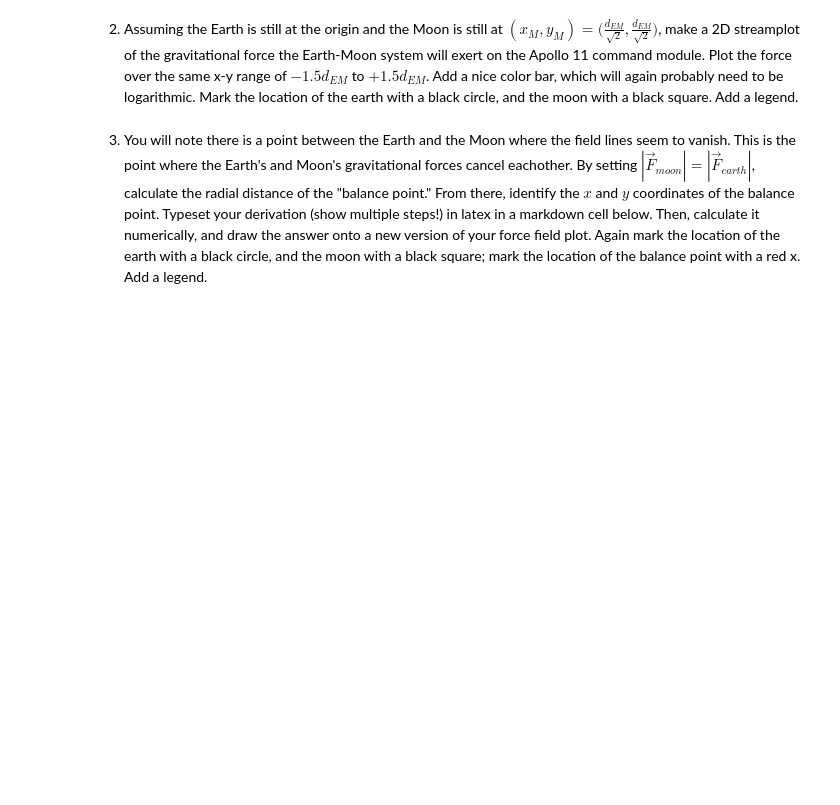
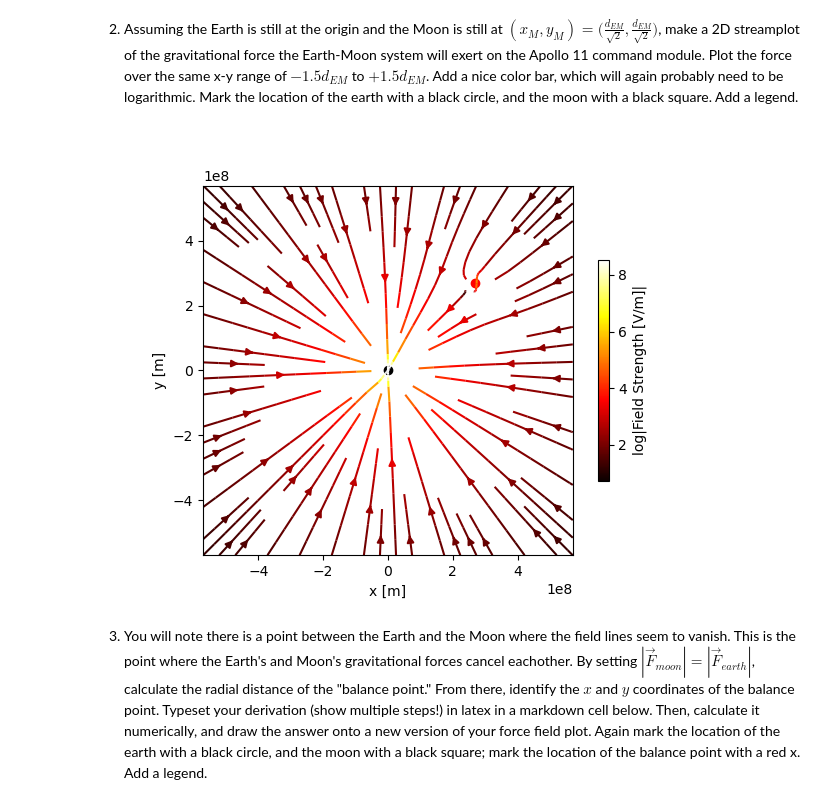
Before and after one commit to PPizzil1/PHYS265-spring26, a Jupyter notebook: Lab1/lab1_blank.ipynb, the cells around one changed output. Cells and saved outputs as stored; diff of their text form; code cells hidden in the pictures; blank space fills up the shorter version.

```diff
--- a/Lab1/lab1_blank.ipynb
+++ b/Lab1/lab1_blank.ipynb
@@ -185,6 +269,52 @@ Plot the force over the same x-y range of $-1.5 d_{EM}$ to $+1.5 d_{EM}$.
 Add a nice color bar, which will again probably need to be logarithmic.
 Mark the location of the earth with a black circle, and the moon with a black square.
 Add a legend.
+# %%
+fig, ax = plt.subplots()
+
+# the location of the charges
+ax.plot([0], [0], "ko")
+ax.plot([d_EM/np.sqrt(2)], [d_EM/np.sqrt(2)], "ro") # ro tells it to be red
+
+ny = 32
+nx = 64
+# generate gridpoints to evaluate
+y = np.linspace(-d_EM*1.5,d_EM*1.5,ny)
+x = np.linspace(-d_EM*1.5,d_EM*1.5,nx)
+x_grid, y_grid = np.meshgrid(x,y)
+
+# Make a holder for the E field
+# each one is ny x nx, ny is rows and nx is columns
+Fx = np.zeros((ny,nx))
+Fy = np.zeros((ny,nx))
+
+M1 = M_E
+M2 = M_M
+m = M_A
+for y in range(ny): # All rows
+    for x in range(nx): # All columns
+
+        # Calculate E field first charge
+        fx1, fy1 = Gravity(M1,m,0,0,x_grid[y,x],y_grid[y,x])
+        fx2, fy2 = Gravity(M2,m,d_EM/np.sqrt(2),d_EM/np.sqrt(2),x_grid[y,x],y_grid[y,x])
+
+        # sum them up
+        Fx[y,x] += fx1 + fx2
+        Fy[y,x] += fy1 + fy2
+
+colors = np.hypot(Fx,Fy)
+colors = np.log(np.hypot(Fx, Fy))
+
+import matplotlib.cm as cm
+stream = ax.streamplot(x_grid, y_grid, Fx, Fy, color=colors, cmap=cm.hot, density=0.8)
+ax.set_aspect("equal")
+
+ax.set_xlabel("x [m]")
+ax.set_ylabel("y [m]")
+cbar = fig.colorbar(stream.lines, shrink=0.6, norm="log")
+cbar.set_label("log|Field Strength [V/m]|")
+# %% [output]
+[figure, added]
 # %% [markdown]
 3. You will note there is a point between the Earth and the Moon where the field lines seem to vanish. This is the point where the Earth's and Moon's gravitational forces cancel eachother. By setting $|\vec{F}_{moon}| = |\vec{F}_{earth}|$, calculate the radial distance of the "balance point." From there, identify the $x$ and $y$ coordinates of the balance point. Typeset your derivation (show multiple steps!) in latex in a markdown cell below. Then, calculate it numerically, and draw the answer onto a new version of your force field plot. Again mark the location of the earth with a black circle, and the moon with a black square; mark the location of the balance point with a red x. Add a legend.
 # %% [markdown]
```
Also changed, not shown: parts of 12 cells of this notebook.
